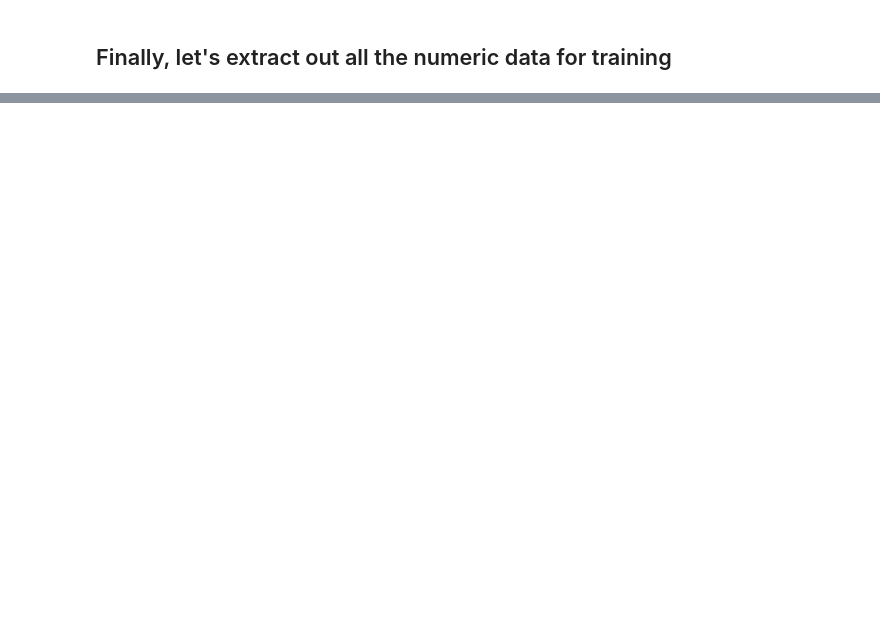
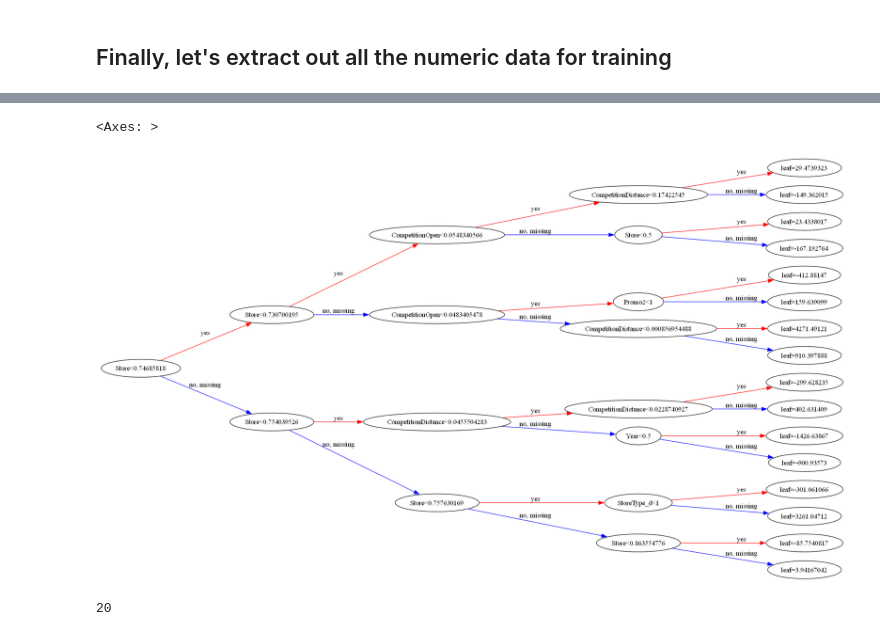
Before and after one commit to nikhilarya/Gradient-Boosting-with-XGBoost-Project, a Jupyter notebook: Gradient Boosting with XGBoost.ipynb, the cells around one changed output, grey strips where cells are left out. Cells and saved outputs as stored; diff of their text form; code cells hidden in the pictures; blank space fills up the shorter version.

```diff
--- a/Gradient Boosting with XGBoost.ipynb
+++ b/Gradient Boosting with XGBoost.ipynb
@@ -410,0 +490,5 @@ X_test = test_inputs[numeric_cols + encoded_cols]
+# %%
+plot_tree(model, rankdir='LR', num_trees =19)
+# %% [output]
+<Axes: >
+[figure, added]
@@ -410,0 +499,4 @@ X_test = test_inputs[numeric_cols + encoded_cols]
+# %%
+len(trees)
+# %% [output]
+20
```
Also changed, not shown: parts of 39 cells of this notebook.
